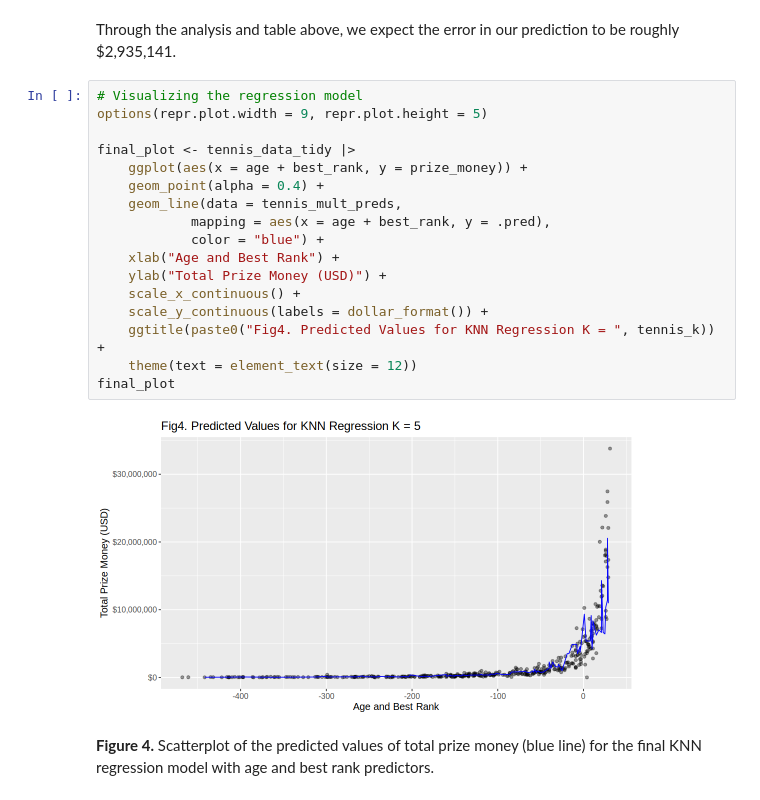
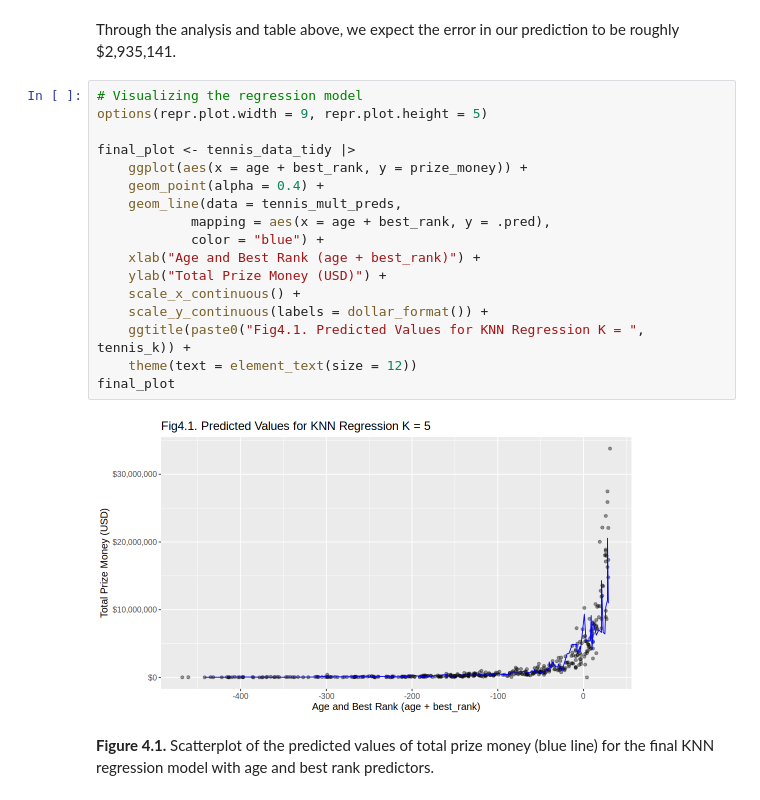
Before and after one commit to Myralalala/group15, a Jupyter notebook: report_group15.ipynb, the cells around one changed output. Cells and saved outputs as stored; diff of their text form.

```diff
--- a/report_group15.ipynb
+++ b/report_group15.ipynb
@@ -293,24 +290,24 @@ Through the analysis and table above, we expect the error in our prediction to b
 # %%
 # Visualizing the regression model
 options(repr.plot.width = 9, repr.plot.height = 5)
 
 final_plot <- tennis_data_tidy |>
     ggplot(aes(x = age + best_rank, y = prize_money)) +
     geom_point(alpha = 0.4) +
     geom_line(data = tennis_mult_preds,
             mapping = aes(x = age + best_rank, y = .pred),
             color = "blue") +
-    xlab("Age and Best Rank") +
+    xlab("Age and Best Rank (age + best_rank)") +
     ylab("Total Prize Money (USD)") +
     scale_x_continuous() +
     scale_y_continuous(labels = dollar_format()) +
-    ggtitle(paste0("Fig4. Predicted Values for KNN Regression K = ", tennis_k)) +
+    ggtitle(paste0("Fig4.1. Predicted Values for KNN Regression K = ", tennis_k)) +
     theme(text = element_text(size = 12))
 final_plot
 # %% [output]
-[figure, old version]
+[figure, new version]
 # %% [markdown]
-**Figure 4.** Scatterplot of the predicted values of total prize money (blue line) for the final KNN regression model with age and best rank predictors.
+**Figure 4.1.** Scatterplot of the predicted values of total prize money (blue line) for the final KNN regression model with age and best rank predictors.
 # %% [markdown]
 **METHODS:**
 
```
Also changed, not shown: parts of 11 cells of this notebook.
